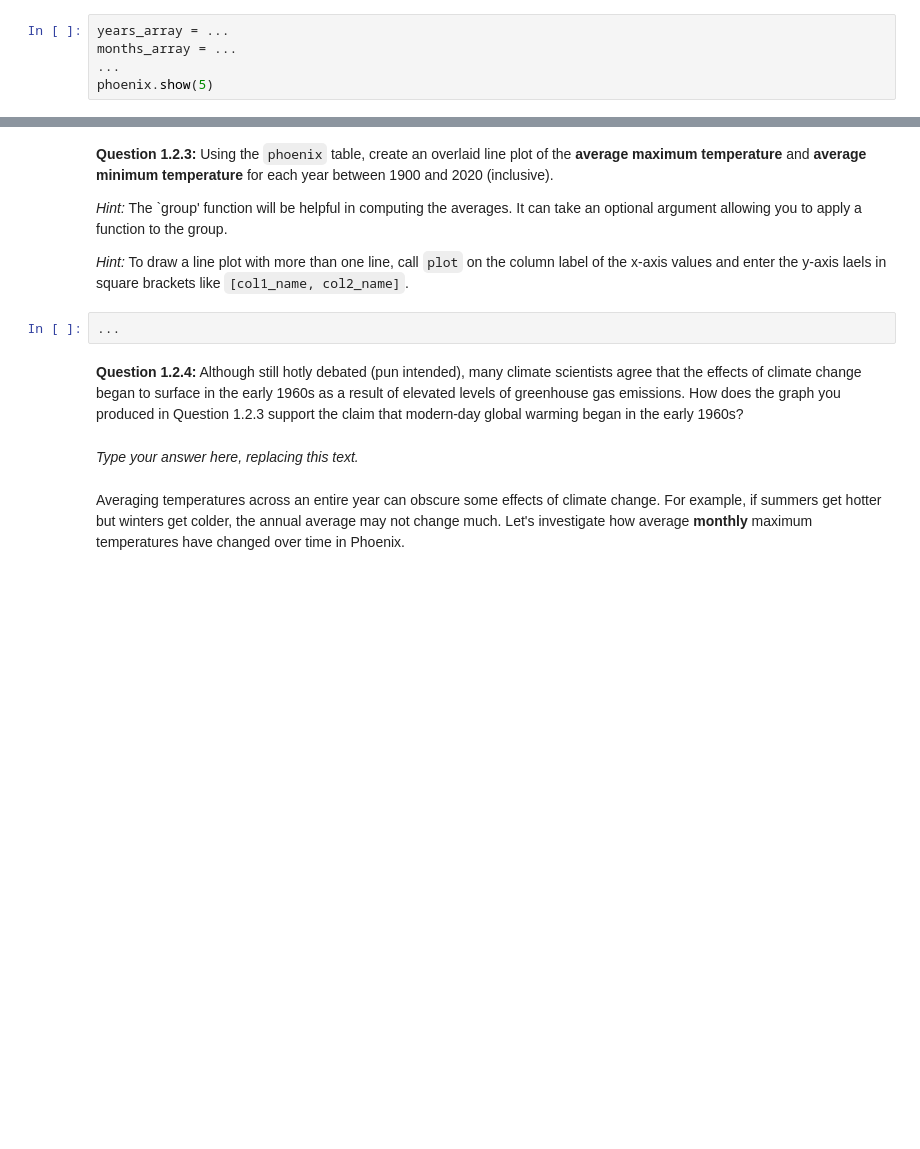
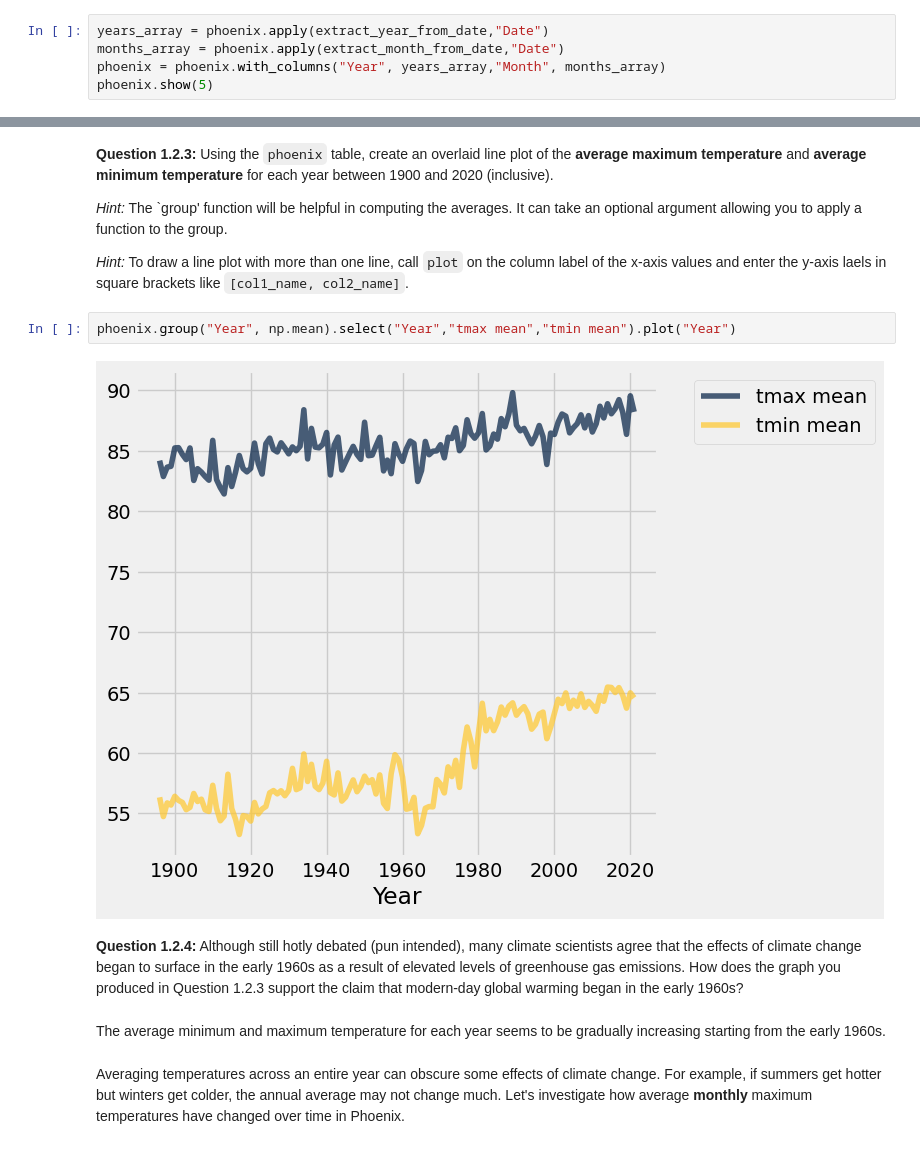
Before and after one commit to Jadenwill172/Intro-to-Data-Analytics, a Jupyter notebook: project2/project2.ipynb, the cells around one changed output, grey strips where cells are left out. Cells and saved outputs as stored; diff of their text form; blank space fills up the shorter version.

```diff
--- a/project2/project2.ipynb
+++ b/project2/project2.ipynb
@@ -185,7 +235,7 @@ print('2022-04-01 has year', extract_year_from_date('2022-04-01'),
 
 *Note*: The functions above may be helpful!
 # %%
-years_array = ...
-months_array = ...
-...
+years_array = phoenix.apply(extract_year_from_date,"Date")
+months_array = phoenix.apply(extract_month_from_date,"Date")
+phoenix = phoenix.with_columns("Year", years_array,"Month", months_array)
 phoenix.show(5)
@@ -200,7 +260,9 @@ grader.check("q1_2_2")
 
 *Hint:* To draw a line plot with more than one line, call `plot` on the column label of the x-axis values and enter the y-axis laels in square brackets like `[col1_name, col2_name]`.
 # %%
-...
+phoenix.group("Year", np.mean).select("Year","tmax mean","tmin mean").plot("Year")
+# %% [output]
+[figure, added]
 # %% [markdown]
 <!-- END QUESTION -->
 
@@ -208,7 +270,7 @@ grader.check("q1_2_2")
 
 **Question 1.2.4:** Although still hotly debated (pun intended), many climate scientists agree that the effects of climate change began to surface in the early 1960s as a result of elevated levels of greenhouse gas emissions. How does the graph you produced in Question 1.2.3 support the claim that modern-day global warming began in the early 1960s?
 # %% [markdown]
-_Type your answer here, replacing this text._
+The average minimum and maximum temperature for each year seems to be gradually increasing starting from the early 1960s.
 # %% [markdown]
 <!-- END QUESTION -->
 
```
Also changed, not shown: parts of 26 cells of this notebook, 1 other file.
